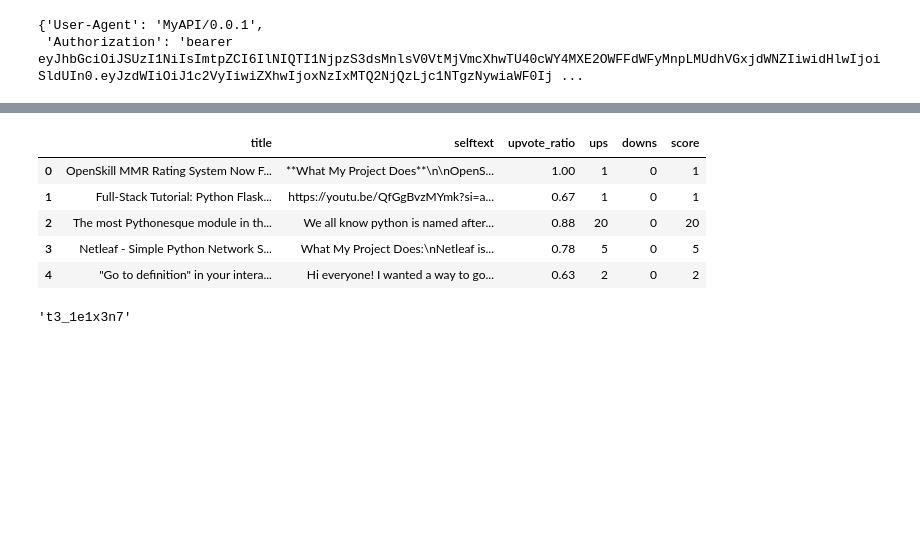
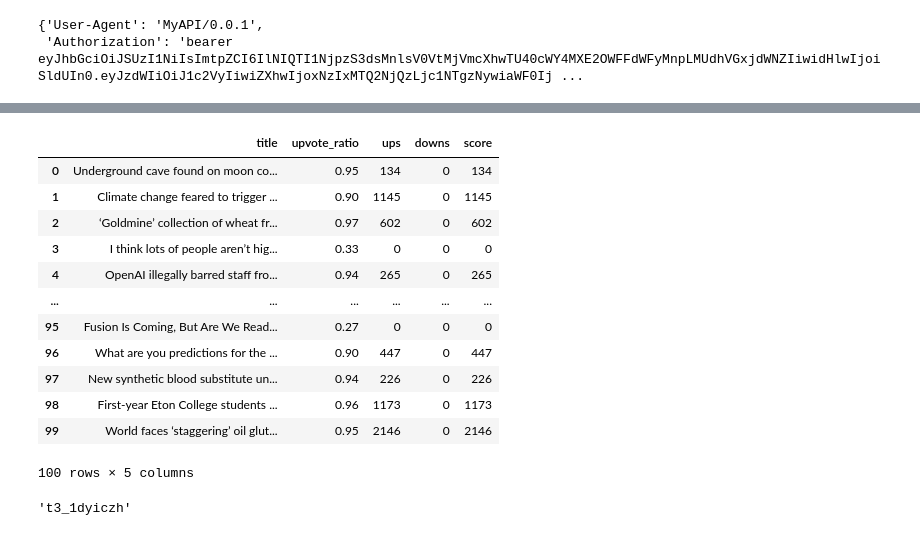
Before and after one commit to JReal10/Reddit-Stock-Sentiment-Analyzer, a Jupyter notebook: reddit_api.ipynb, the cells around one changed output, grey strips where cells are left out. Cells and saved outputs as stored; diff of their text form; code cells hidden in the pictures; blank space fills up the shorter version.

```diff
--- a/reddit_api.ipynb
+++ b/reddit_api.ipynb
@@ -40,7 +58,7 @@ headers
 {'User-Agent': 'MyAPI/0.0.1',
  'Authorization': 'bearer eyJhbGciOiJSUzI1NiIsImtpZCI6IlNIQTI1NjpzS3dsMnlsV0VtMjVmcXhwTU40cWY4MXE2OWFFdWFyMnpLMUdhVGxjdWNZIiwidHlwIjoiSldUIn0.eyJzdWIiOiJ1c2VyIiwiZXhwIjoxNzIxMTQ2NjQzLjc1NTgzNywiaWF0Ij ...
 # %%
-res = requests.get('https://oauth.reddit.com/r/python/new', headers = headers, params = {'limit': '100'})
+res = requests.get('https://oauth.reddit.com/r/stocks/new', headers = headers, params = {'limit': '200'})
 # %%
 res.json()
 # %% [output]
@@ -98,25 +104,32 @@ Note: you may need to restart the kernel to use updated packages.
 import pandas as pd
 # %%
 # Initialize an empty DataFrame
-df = pd.DataFrame(columns=['title', 'selftext', 'upvote_ratio', 'ups', 'downs', 'score'])
+df = pd.DataFrame(columns=['title', 'upvote_ratio', 'ups', 'downs', 'score'])
 # %%
 # Iterate over the posts and concatenate
 for post in res.json()['data']['children']:
     new_row = pd.DataFrame([{
-        'title': post['data']['title'], 'selftext': post['data']['selftext'], 'upvote_ratio': post['data']['upvote_ratio'], 'ups':post['data']['ups'], 'downs': post['data']['downs'],'score':post['data']['score']
+        'title': post['data']['title'],'upvote_ratio': post['data']['upvote_ratio'], 'ups':post['data']['ups'], 'downs': post['data']['downs'],'score':post['data']['score']
     }])
     df = pd.concat([df, new_row], ignore_index=True)
 # %%
-df.head()
+df
 # %% [output]
-|  | title | selftext | upvote_ratio | ups | downs | score |
-| 0 | OpenSkill MMR Rating System Now F... | **What My Project Does**\n\nOpenS... | 1.00 | 1 | 0 | 1 |
-| 1 | Full-Stack Tutorial: Python Flask... | https://youtu.be/QfGgBvzMYmk?si=a... | 0.67 | 1 | 0 | 1 |
-| 2 | The most Pythonesque module in th... | We all know python is named after... | 0.88 | 20 | 0 | 20 |
-| 3 | Netleaf - Simple Python Network S... | What My Project Does:\nNetleaf is... | 0.78 | 5 | 0 | 5 |
-| 4 | "Go to definition" in your intera... | Hi everyone! I wanted a way to go... | 0.63 | 2 | 0 | 2 |
+|  | title | upvote_ratio | ups | downs | score |
+| 0 | Underground cave found on moon co... | 0.95 | 134 | 0 | 134 |
+| 1 | Climate change feared to trigger ... | 0.90 | 1145 | 0 | 1145 |
+| 2 | ‘Goldmine’ collection of wheat fr... | 0.97 | 602 | 0 | 602 |
+| 3 | I think lots of people aren’t hig... | 0.33 | 0 | 0 | 0 |
+| 4 | OpenAI illegally barred staff fro... | 0.94 | 265 | 0 | 265 |
+| ... | ... | ... | ... | ... | ... |
+| 95 | Fusion Is Coming, But Are We Read... | 0.27 | 0 | 0 | 0 |
+| 96 | What are you predictions for the ... | 0.90 | 447 | 0 | 447 |
+| 97 | New synthetic blood substitute un... | 0.94 | 226 | 0 | 226 |
+| 98 | First-year Eton College students ... | 0.96 | 1173 | 0 | 1173 |
+| 99 | World faces ‘staggering’ oil glut... | 0.95 | 2146 | 0 | 2146 |
+100 rows × 5 columns
 # %%
 post['kind'] + '_' + post['data']['id']
 #t3 is for threads
 # %% [output]
-'t3_1e1x3n7'
+'t3_1dyiczh'
```
Also changed, not shown: parts of 4 cells of this notebook.
